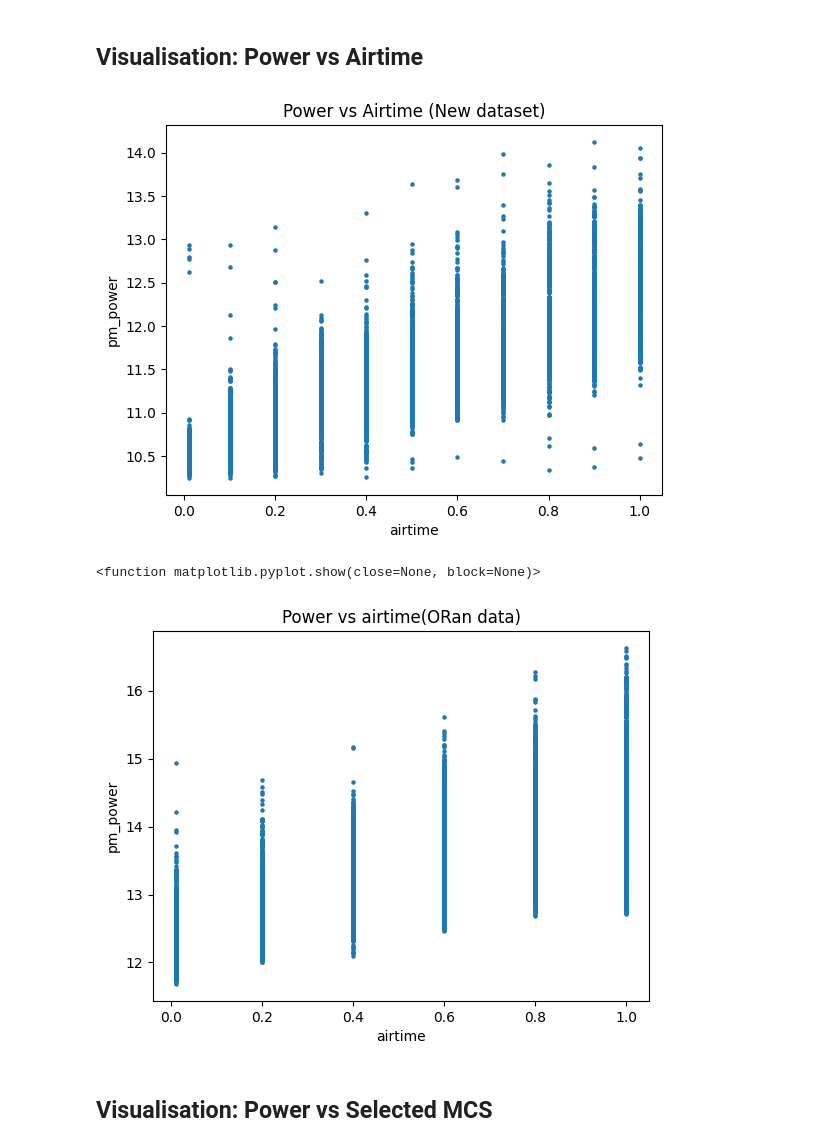
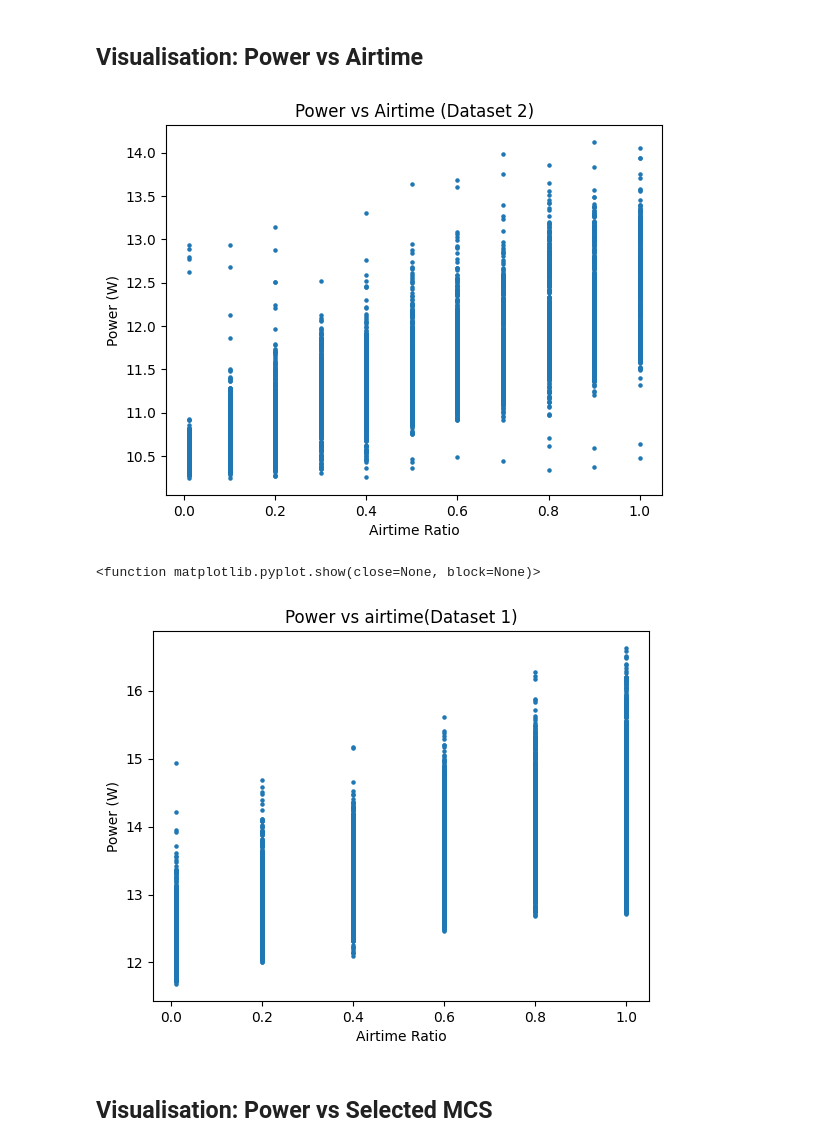
Before and after one commit to samiwu717/BAI_project, a Jupyter notebook: dataprocessing.ipynb, the cells around one changed output. Drawn from its saved outputs; the diff is of its cells as text; code cells hidden in the pictures.

```diff
--- a/dataprocessing.ipynb
+++ b/dataprocessing.ipynb
@@ -291,21 +291,21 @@ plt.show()
 # %%
 plt.figure()
 plt.scatter(ul_4cols["airtime"], ul_4cols[TARGET], s=5)
-plt.xlabel("airtime")
-plt.ylabel(TARGET)
-plt.title("Power vs Airtime (New dataset)")
+plt.xlabel("Airtime Ratio")
+plt.ylabel("Power (W)")
+plt.title("Power vs Airtime (Dataset 2)")
 plt.show()
 
 plt.figure()
 plt.scatter(oran["airtime"],oran[TARGET],s=5)
-plt.xlabel("airtime")
-plt.ylabel(TARGET)
-plt.title("Power vs airtime(ORan data)")
+plt.xlabel("Airtime Ratio")
+plt.ylabel("Power (W)")
+plt.title("Power vs airtime(Dataset 1)")
 plt.show
 # %% [output]
-[figure, old version]
+[figure, new version]
 <function matplotlib.pyplot.show(close=None, block=None)>
-[figure, old version]
+[figure, new version]
 # %% [markdown]
 ##  Visualisation: Power vs Selected MCS
 # %%
```
Also changed, not shown: parts of 4 cells of this notebook, 9 other files.
